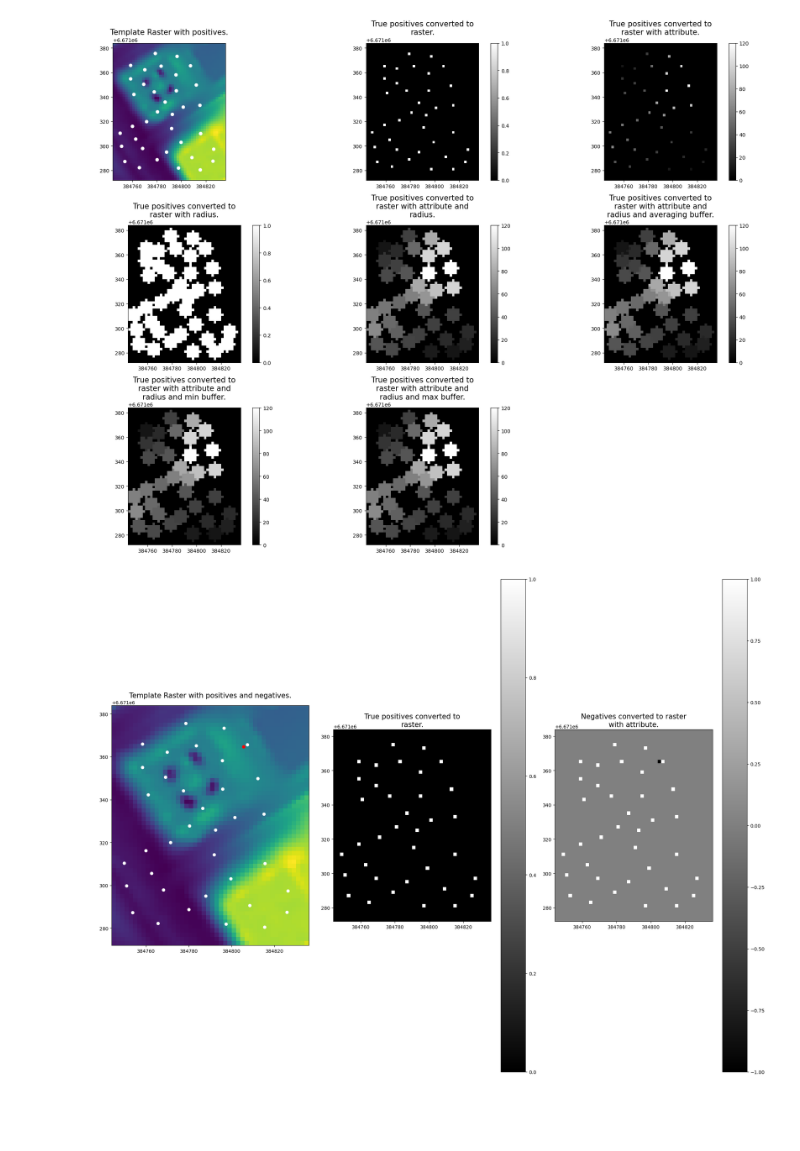
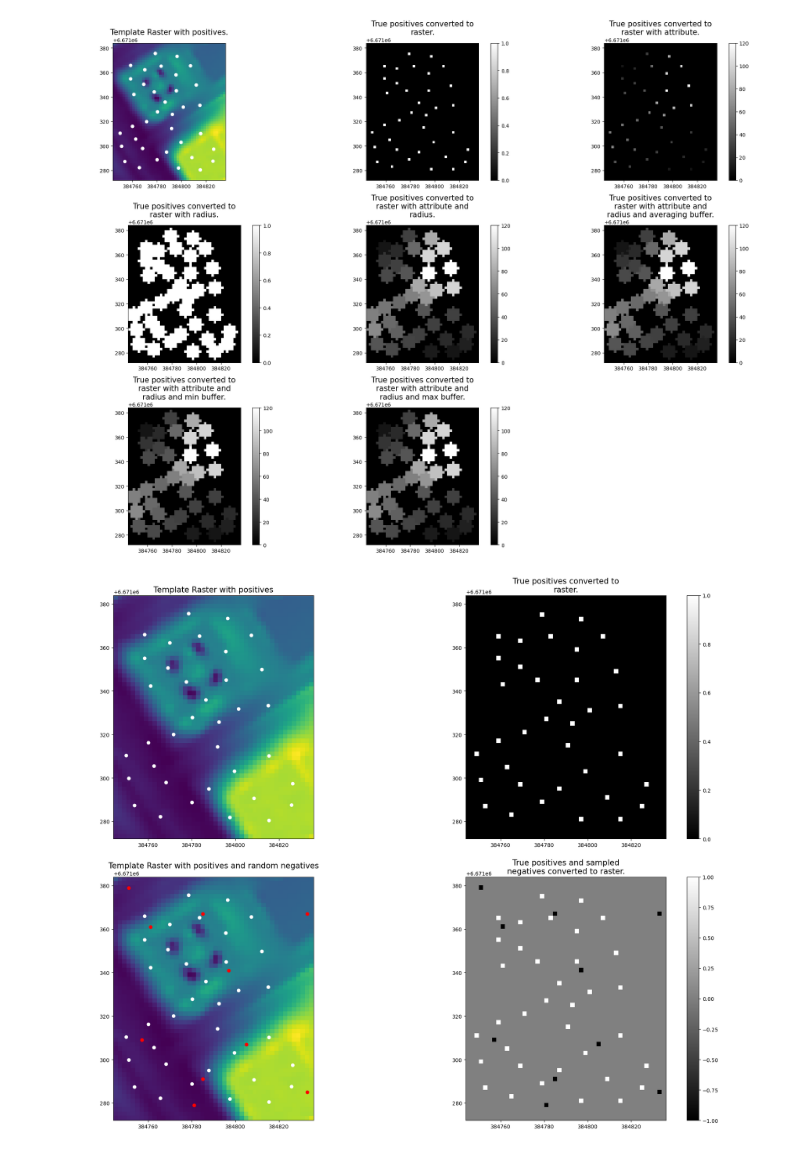
Before and after one commit to GispoCoding/eis_toolkit, a Jupyter notebook: notebooks/testing_points_to_raster.ipynb, the cells around one changed output. Cells and saved outputs as stored; diff of their text form; code cells hidden in the pictures; blank space fills up the shorter version.

Commit message:
Added the code for random negative sampling

```diff
--- a/notebooks/testing_points_to_raster.ipynb
+++ b/notebooks/testing_points_to_raster.ipynb
@@ -148,5 +145,5 @@ negative_gdf = gpd.read_file(NEGATIVE_DATA_POINTS)
 # %%
-def plot_negatives(template_raster_path):
+def plot_samples(template_raster_path):
 
     attribute = 'value'
     radius = 3
@@ -157,42 +154,42 @@ def plot_negatives(template_raster_path):
                                             template_raster=temp_raster,
                                             nodata_value=-999)
 
-        outarray2,outmeta2 = mark_negatives(negatives=negative_gdf,
-                                            raster_array=outarray,
-                                            raster_meta=outmeta)
+        sampled_negatives, outarray2, _ = generate_negatives(raster_array=outarray,
+                                                 raster_meta=outmeta,
+                                                 sample_number=10,
+                                                 random_seed=30)
 
         extent = [temp_raster.bounds.left, temp_raster.bounds.right,
                   temp_raster.bounds.bottom, temp_raster.bounds.top]
 
-        fig,axes = plt.subplots(1,3,figsize=(20,15))
+        fig,axes = plt.subplots(2,2,figsize=(20,15))
         norm = plt.Normalize(vmax=np.nanmax(outarray), vmin=np.nanmin(outarray))
         norm2 = plt.Normalize(vmax=np.nanmax(outarray2), vmin=np.nanmin(outarray2))
 
-        plot.show(temp_raster, ax=axes[0])
-        axes[0].set_title('Template Raster with positives and negatives.', fontsize=15)
+        plot.show(temp_raster, ax=axes[0][0])
+        axes[0][0].set_title('Template Raster with positives', fontsize=15)
         points = gdf.cx[
-                temp_raster.bounds.left : temp_raster.bounds.right,  # noqa: E203
-                temp_raster.bounds.bottom : temp_raster.bounds.top,  # noqa: E203
+                temp_raster.bounds.left : temp_raster.bounds.right,
+                temp_raster.bounds.bottom : temp_raster.bounds.top,
             ]
-        points.plot(ax=axes[0], facecolor='w', edgecolor='w')
+        points.plot(ax=axes[0][0], facecolor='w', edgecolor='w')
 
-        npoints = negative_gdf.cx[
-                temp_raster.bounds.left : temp_raster.bounds.right,  # noqa: E203
-                temp_raster.bounds.bottom : temp_raster.bounds.top,  # noqa: E203
-            ]
-        npoints.plot(ax=axes[0], facecolor='r', edgecolor='r')
+        im1 = axes[0][1].imshow(outarray, cmap='gray', norm=norm, extent=extent)
+        axes[0][1].set_title(textwrap.fill('True positives converted to raster.', width=30), fontsize=15)
+        fig.colorbar(im1, ax=axes[0][1], orientation='vertical')
 
-        im1 = axes[1].imshow(outarray, cmap='gray', norm=norm, extent=extent)
-        axes[1].set_title(textwrap.fill('True positives converted to raster.', width=30), fontsize=15)
-        fig.colorbar(im1, ax=axes[1], orientation='vertical')
+        plot.show(temp_raster, ax=axes[1][0])
+        axes[1][0].set_title('Template Raster with positives and random negatives', fontsize=15)
+        sampled_negatives.plot(ax=axes[1][0], facecolor='r', edgecolor='r')
+        points.plot(ax=axes[1][0], facecolor='w', edgecolor='w')
 
-        im2 = axes[2].imshow(outarray2, cmap='gray', norm=norm2, extent=extent)
-        axes[2].set_title(textwrap.fill('Negatives converted to raster with attribute.', width=30), fontsize=15)
-        fig.colorbar(im2, ax=axes[2], orientation='vertical')
+        im1 = axes[1][1].imshow(outarray2, cmap='gray', norm=norm2, extent=extent)
+        axes[1][1].set_title(textwrap.fill('True positives and sampled negatives converted to raster.', width=30), fontsize=15)
+        fig.colorbar(im1, ax=axes[1][1], orientation='vertical')
 
         plt.tight_layout()
         plt.show()
 # %%
-plot_negatives(SMALL_RASTER_PATH)
+plot_samples(SMALL_RASTER_PATH)
 # %% [output]
-[figure, old version]
+[figure, new version]
```
Also changed, not shown: parts of 3 cells of this notebook, 5 other files.
